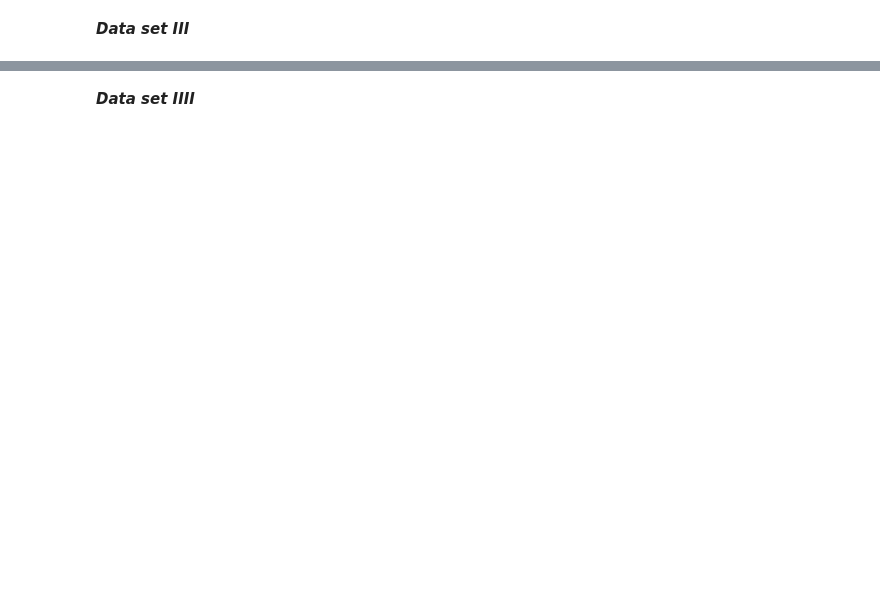
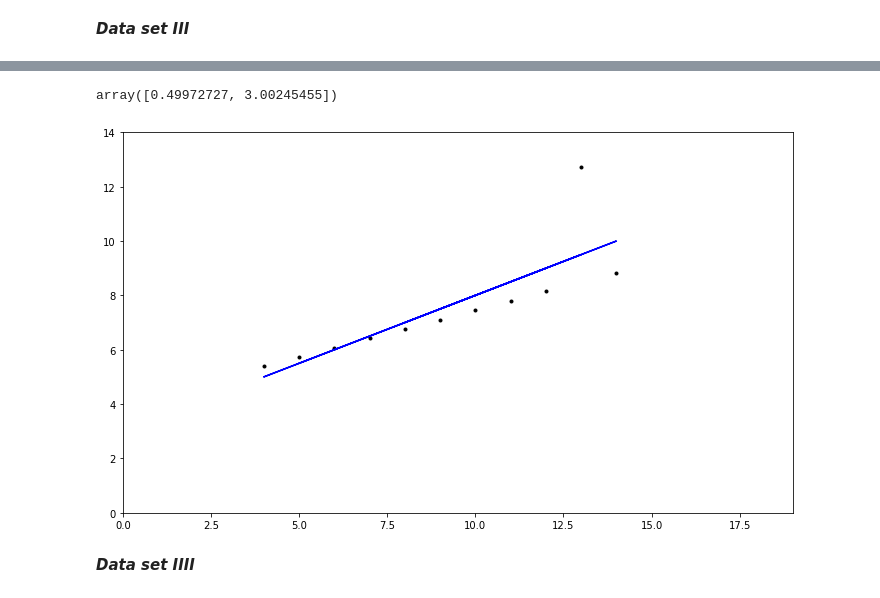
Before and after one commit to Nayade2lu/anscombes, a Jupyter notebook: Anscombes.ipynb, the cells around one changed output, grey strips where cells are left out. Drawn from its saved outputs; the diff is of its cells as text; code cells hidden in the pictures; blank space fills up the shorter version.

Commit message:
linear regression best fit line dta set 3

```diff
--- a/Anscombes.ipynb
+++ b/Anscombes.ipynb
@@ -158,3 +166,27 @@ d = (7.46,6.77,12.74,7.11,7.81,8.84,6.08,5.39,8.15,6.42,5.73)
+# %%
+#obtain the mean and the cost for the third data set, the funtion np.polyfit gives us this informatio
+np.polyfit(x3, y3, 1)
+# %% [output]
+array([0.49972727, 3.00245455])
+# %%
+#declare the variable m2 as the values for mean for the first data set
+m3 = 0.49972727
+# %%
+#declare the variable m2 as the values for mean for the first data set
+c3 = 3.00245455
+# %%
+#convert x2 from a list of floats into an array,  thus I would be able to use it to calculate the best fit line.
+#In Python, multiplying a string and a float makes no defined meaning
+x3 = np.asarray(x3)
+# %%
+# Plot the best fit line for the secod sata set.
+plt.plot(x3, y3, 'k.', label='Original data')
+plt.plot(x3, m3 * x3 + c3, 'b-', label='Best fit line')
+plt.axis([0, 19, 0, 14])
+# Show the plot.
+plt.show()
+# %% [output]
+[figure, added]
 # %% [markdown]
 ***Data set IIII***
 # %%
```
Also changed, not shown: parts of 6 cells of this notebook.
